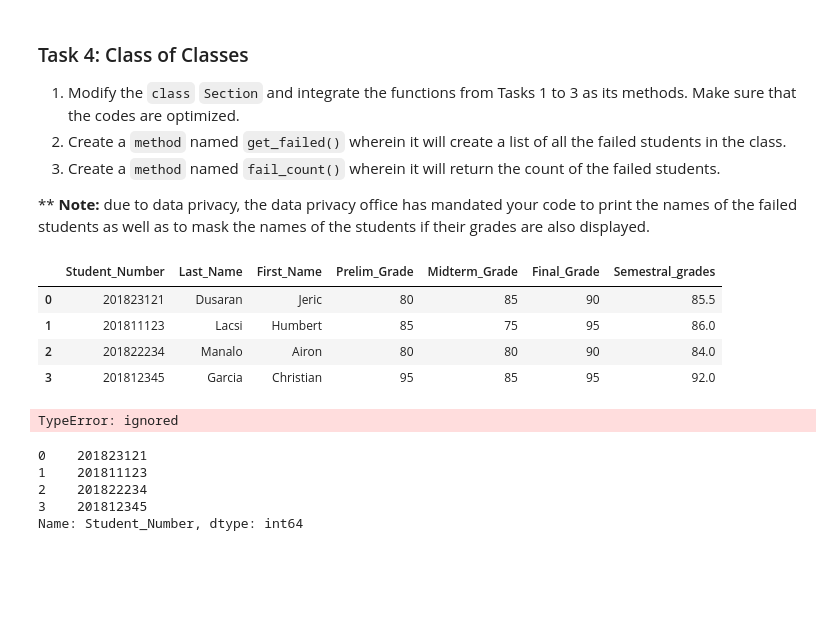
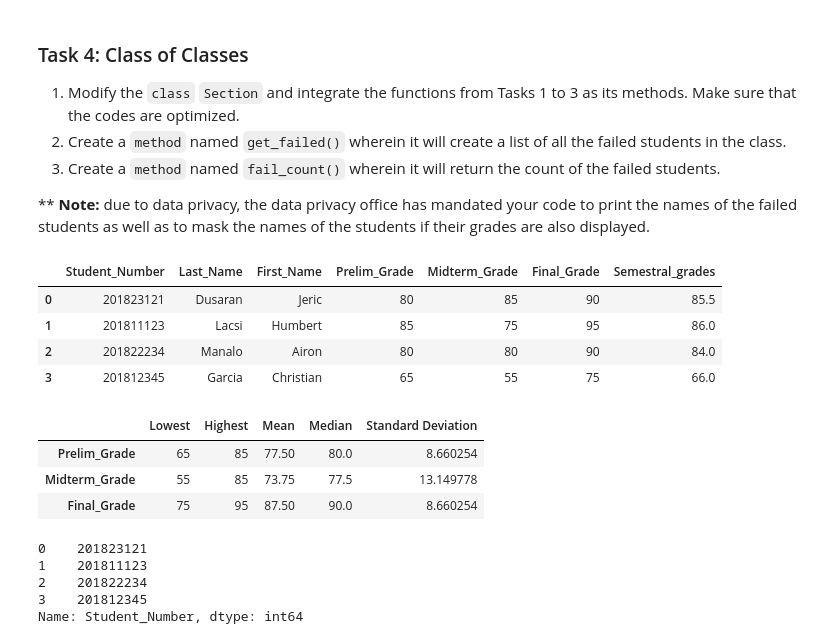
Before and after one commit to airon14/CpE-AIML, a Jupyter notebook: 58034_Lab1_Millicheckers.ipynb, the cells around one changed output. Saved outputs shown, nothing was run; the diff lists cells and outputs as text; code cells hidden in the pictures; blank space fills up the shorter version.

```diff
--- a/58034_Lab1_Millicheckers.ipynb
+++ b/58034_Lab1_Millicheckers.ipynb
@@ -528,18 +569,20 @@ class Section:
         failed.append(grade)
     print("Number of failed students: ", len(failed))
 # %%
-section_class = Section(class_record_df, class_record_1_df)
 section_class.get_grades()
 # %% [output]
 |  | Student_Number | Last_Name | First_Name | Prelim_Grade | Midterm_Grade | Final_Grade | Semestral_grades |
 | 0 | 201823121 | Dusaran | Jeric | 80 | 85 | 90 | 85.5 |
 | 1 | 201811123 | Lacsi | Humbert | 85 | 75 | 95 | 86.0 |
 | 2 | 201822234 | Manalo | Airon | 80 | 80 | 90 | 84.0 |
-| 3 | 201812345 | Garcia | Christian | 95 | 85 | 95 | 92.0 |
+| 3 | 201812345 | Garcia | Christian | 65 | 55 | 75 | 66.0 |
 # %%
 section_class.get_stats()
 # %% [output]
-TypeError: ignored
+|  | Lowest | Highest | Mean | Median | Standard Deviation |
+| Prelim_Grade | 65 | 85 | 77.50 | 80.0 | 8.660254 |
+| Midterm_Grade | 55 | 85 | 73.75 | 77.5 | 13.149778 |
+| Final_Grade | 75 | 95 | 87.50 | 90.0 | 8.660254 |
 # %%
 section_class = Section(class_record_df, class_record_1_df)
 section_class.get_similar_students()
```
Also changed, not shown: parts of 14 cells of this notebook.
